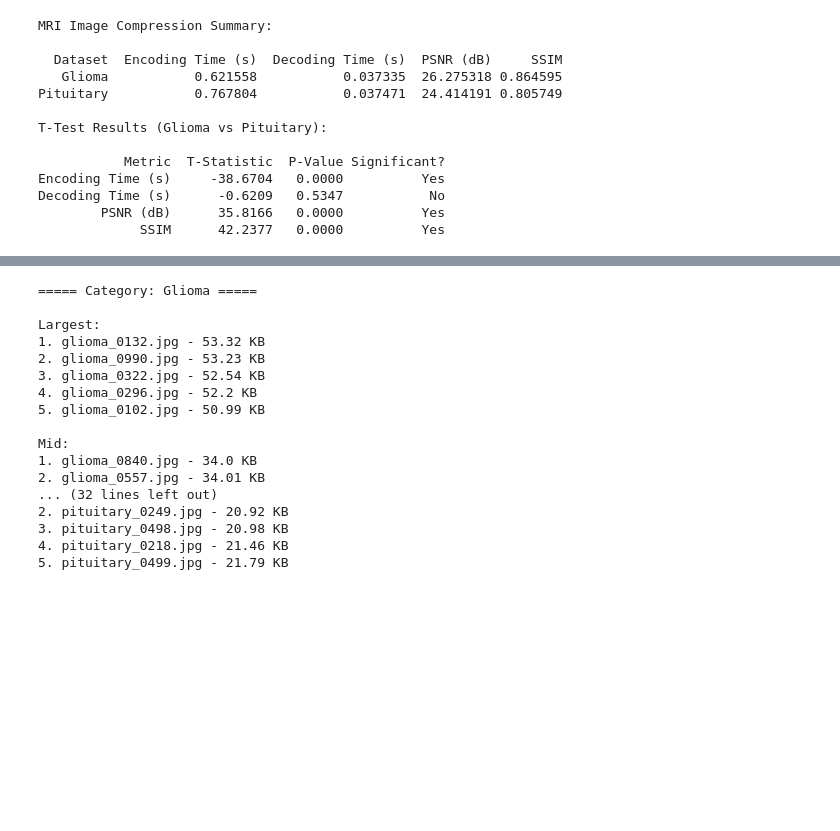
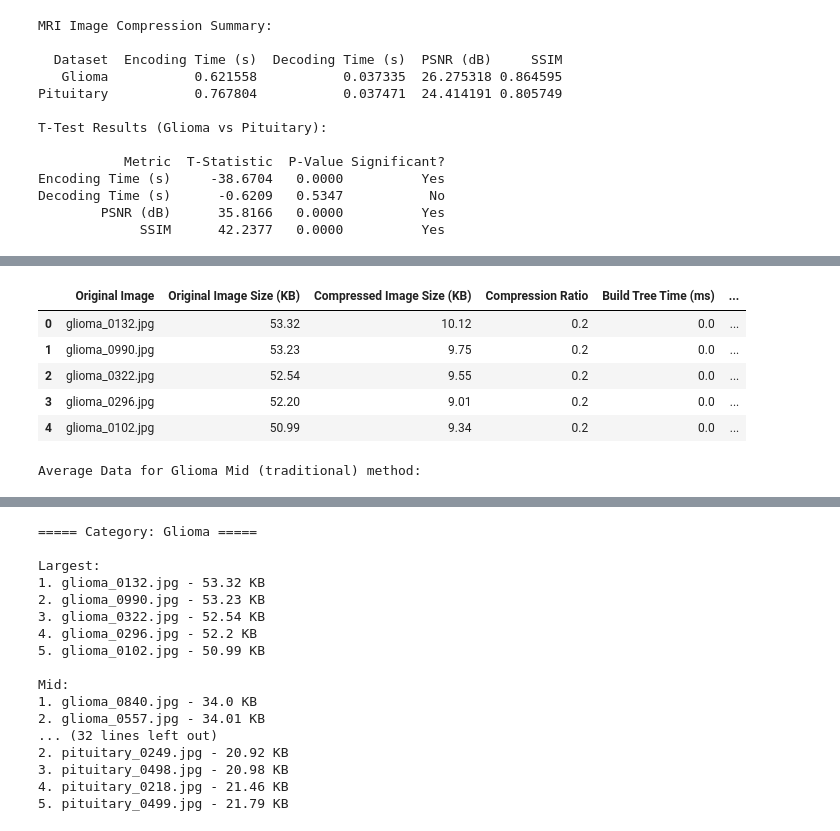
Before and after one commit to cashauce/ThesisFractalCNN, a Jupyter notebook: data/tables.ipynb, the cells around one changed output, grey strips where cells are left out. Saved outputs shown, nothing was run; the diff lists cells and outputs as text; code cells hidden in the pictures; blank space fills up the shorter version.

```diff
--- a/data/tables.ipynb
+++ b/data/tables.ipynb
@@ -381,0 +231,73 @@ except FileNotFoundError as e:
+# %%
+# AVERAGE OF VALUES FOR TRADITIONAL
+df = pd.read_csv(multiTest_csvFile)
+
+# Convert the "Compression Ratio" from ratio format to decimal
+def ratio_to_decimal(ratio):
+    if isinstance(ratio, str) and ":" in ratio:
+        num, denom = ratio.split(":")
+        return float(num) / float(denom)
+    return float(ratio)  # In case it's already a decimal
+
+# Apply the conversion function to the "Compression Ratio" column
+df["Compression Ratio"] = df["Compression Ratio"].apply(ratio_to_decimal)
+
+# Group by "Original Image" and calculate the mean for each column for traditional method
+df_traditional = df[df["Method"] == "traditional"].groupby("Original Image").agg({
+    "Original Image Size (KB)": "mean",
+    "Compressed Image Size (KB)": "mean",
+    "Compression Ratio": "mean",
+    "Build Tree Time (ms)": "mean",
+    "Nearest Search Time (ms)": "mean",
+    "CNN Inference Time (ms)": "mean",
+    "Encoding Time (s)": "mean",
+    "Decoding Time (s)": "mean",
+    "PSNR (dB)": "mean",
+    "SSIM": "mean",
+    "Blocks (blocks/s)": "mean"
+}).reset_index()
+
+# Function to display the averaged data while maintaining order
+def display_avg_data(image_list, method_df, method_name):
+    # Filter the DataFrame for the given "Original Image" values
+    df_filtered = method_df[method_df["Original Image"].isin(image_list)]
+
+    # Reorder the rows based on the image_list order
+    df_filtered["Original Image"] = pd.Categorical(df_filtered["Original Image"], categories=image_list, ordered=True)
+    df_filtered = df_filtered.sort_values("Original Image").reset_index(drop=True)
+
+    # Round numeric columns to 4 decimal places
+    df_filtered = df_filtered.round({
+        "Original Image Size (KB)": 4,
+        "Compressed Image Size (KB)": 4,
+        "Compression Ratio": 4,
+        "Build Tree Time (ms)": 4,
+        "Nearest Search Time (ms)": 4,
+        "CNN Inference Time (ms)": 4,
+        "Encoding Time (s)": 4,
+        "Decoding Time (s)": 4,
+        "PSNR (dB)": 4,
+        "SSIM": 4,
+        "Blocks (blocks/s)": 4
+    })
+
+    # Display the filtered and ordered data
+    print(f"Average Data for {method_name} method:")
+    display(df_filtered[[
+        "Original Image", "Original Image Size (KB)", "Compressed Image Size (KB)",
+        "Compression Ratio", "Build Tree Time (ms)", "Nearest Search Time (ms)",
+        "CNN Inference Time (ms)", "Encoding Time (s)", "Decoding Time (s)",
+        "PSNR (dB)", "SSIM", "Blocks (blocks/s)"
+    ]])
+    print("\n")
+
+# Now, let's display the averaged data for each category using the traditional method
+for category, image_list in zip(
+    ["Glioma Largest", "Glioma Mid", "Glioma Smallest",
+     "Pituitary Largest", "Pituitary Mid", "Pituitary Smallest"],
+    [glioma_Largest, glioma_Mid, glioma_Smallest,
+     pituitary_Largest, pituitary_Mid, pituitary_Smallest]):
+
+    # Display averaged data for the traditional method
+    display_avg_data(image_list, df_traditional, f"{category} (traditional)")
+# %% [output]
@@ -381,0 +310,7 @@ except FileNotFoundError as e:
+|  | Original Image | Original Image Size (KB) | Compressed Image Size (KB) | Compression Ratio | Build Tree Time (ms) | ... |
+| 0 | glioma_0132.jpg | 53.32 | 10.12 | 0.2 | 0.0 | ... |
+| 1 | glioma_0990.jpg | 53.23 | 9.75 | 0.2 | 0.0 | ... |
+| 2 | glioma_0322.jpg | 52.54 | 9.55 | 0.2 | 0.0 | ... |
+| 3 | glioma_0296.jpg | 52.20 | 9.01 | 0.2 | 0.0 | ... |
+| 4 | glioma_0102.jpg | 50.99 | 9.34 | 0.2 | 0.0 | ... |
+Average Data for Glioma Mid (traditional) method:
```
Also changed, not shown: parts of 11 cells of this notebook, 1 other file.
